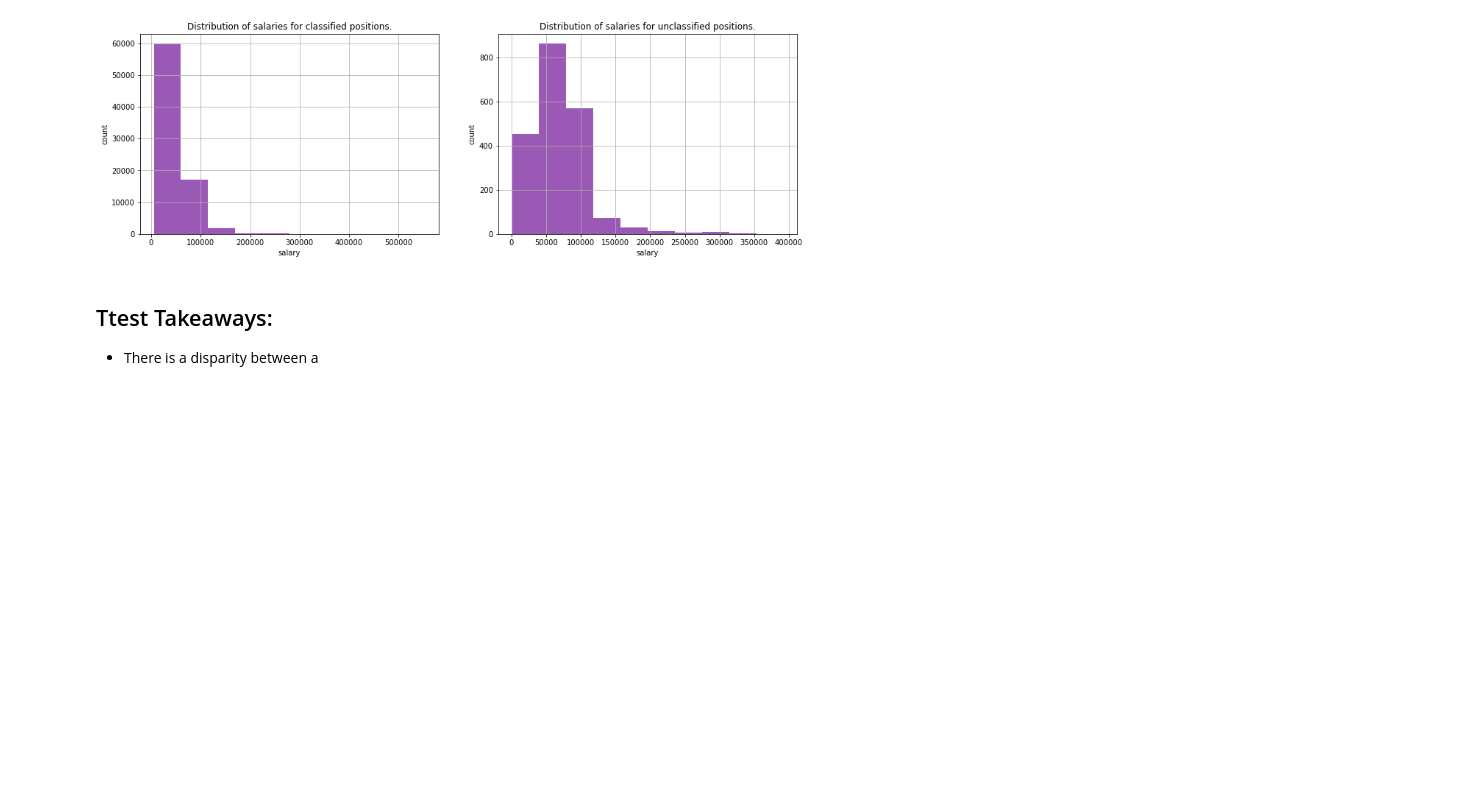
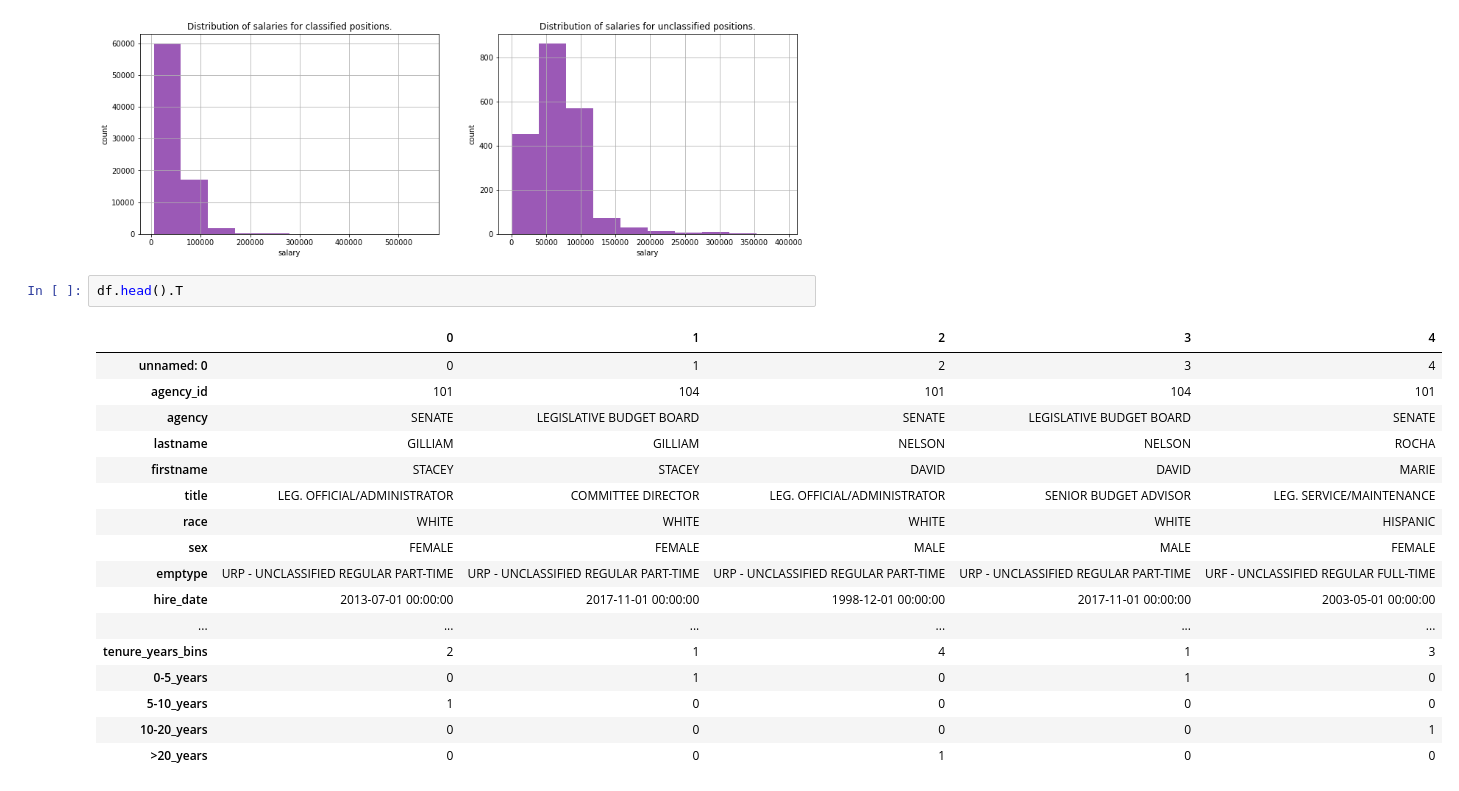
Before and after one commit to Texas-Government-Employee-Salaries/Predicting-Salaries, a Jupyter notebook: desiree_scratchpad.ipynb, the cells around one changed output. Drawn from its saved outputs; the diff is of its cells as text; blank space fills up the shorter version.

```diff
--- a/desiree_scratchpad.ipynb
+++ b/desiree_scratchpad.ipynb
@@ -405,6 +405,23 @@ plt.ylabel('count')
 plt.title('Distribution of salaries for unclassified positions.');
 # %% [output]
 [figure]
-# %% [markdown]
-## Ttest Takeaways:
-- There is a disparity between a
+# %%
+df.head().T
+# %% [output]
+|  | 0 | 1 | 2 | 3 | 4 |
+| unnamed: 0 | 0 | 1 | 2 | 3 | 4 |
+| agency_id | 101 | 104 | 101 | 104 | 101 |
+| agency | SENATE | LEGISLATIVE BUDGET BOARD | SENATE | LEGISLATIVE BUDGET BOARD | SENATE |
+| lastname | GILLIAM | GILLIAM | NELSON | NELSON | ROCHA |
+| firstname | STACEY | STACEY | DAVID | DAVID | MARIE |
+| title | LEG. OFFICIAL/ADMINISTRATOR | COMMITTEE DIRECTOR | LEG. OFFICIAL/ADMINISTRATOR | SENIOR BUDGET ADVISOR | LEG. SERVICE/MAINTENANCE |
+| race | WHITE | WHITE | WHITE | WHITE | HISPANIC |
+| sex | FEMALE | FEMALE | MALE | MALE | FEMALE |
+| emptype | URP - UNCLASSIFIED REGULAR PART-TIME | URP - UNCLASSIFIED REGULAR PART-TIME | URP - UNCLASSIFIED REGULAR PART-TIME | URP - UNCLASSIFIED REGULAR PART-TIME | URF - UNCLASSIFIED REGULAR FULL-TIME |
+| hire_date | 2013-07-01 00:00:00 | 2017-11-01 00:00:00 | 1998-12-01 00:00:00 | 2017-11-01 00:00:00 | 2003-05-01 00:00:00 |
+| ... | ... | ... | ... | ... | ... |
+| tenure_years_bins | 2 | 1 | 4 | 1 | 3 |
+| 0-5_years | 0 | 1 | 0 | 1 | 0 |
+| 5-10_years | 1 | 0 | 0 | 0 | 0 |
+| 10-20_years | 0 | 0 | 0 | 0 | 1 |
+| >20_years | 0 | 0 | 1 | 0 | 0 |
```
Also changed, not shown: parts of 3 cells of this notebook.
